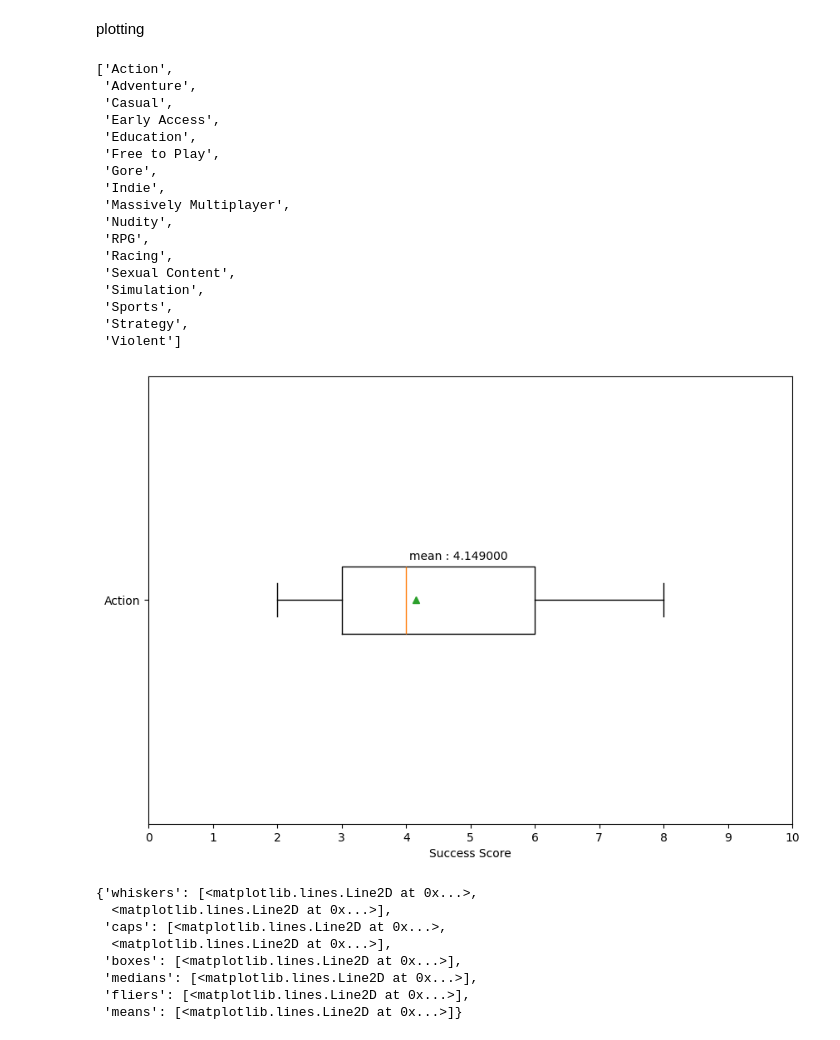
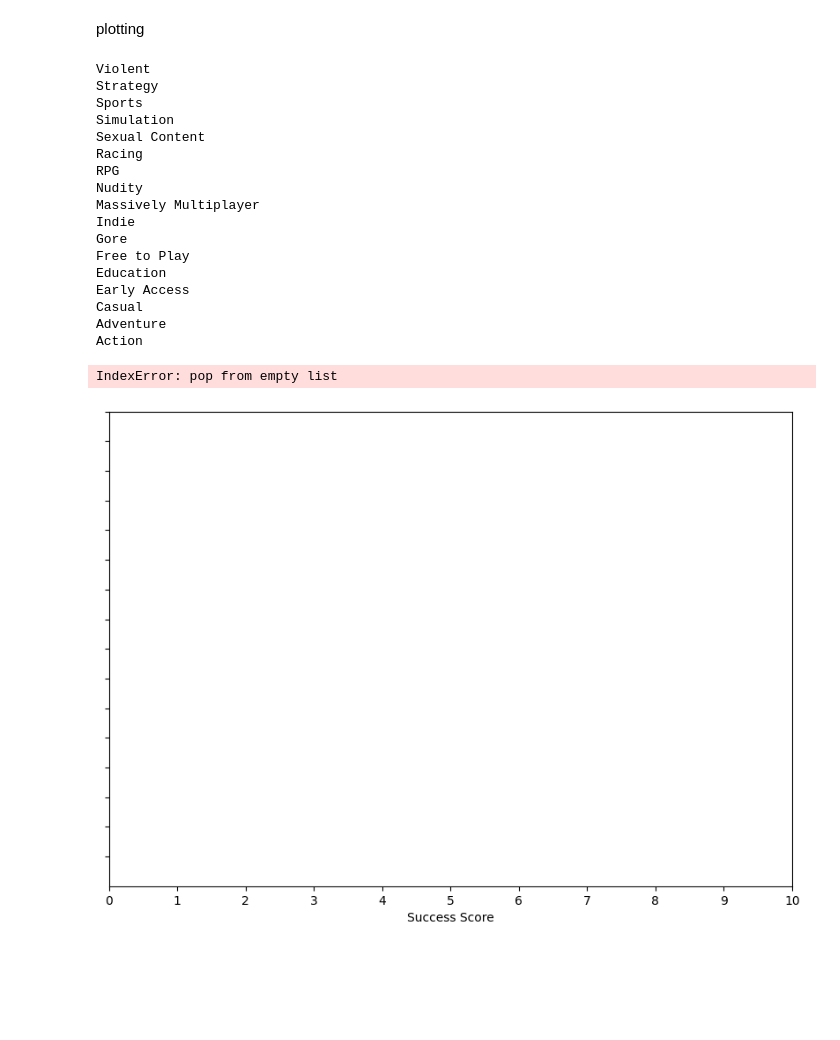
Before and after one commit to Jdd197/Steam-Analysis-Project, a Jupyter notebook: Steam Analysis Project.ipynb, the cells around one changed output. Drawn from its saved outputs; the diff is of its cells as text; code cells hidden in the pictures; blank space fills up the shorter version.

Commit message:
Working on graph creation

```diff
--- a/Steam Analysis Project.ipynb
+++ b/Steam Analysis Project.ipynb
@@ -389,59 +408,62 @@ gdata.sort_values(by = 'g_mean')
 # %% [markdown]
 plotting
 # %%
-gcol.
+for i in range(0, len(gcol)):
+
+    rem = gcol.pop()
+    print(rem)
+    i = i +1
 # %% [output]
-['Action',
- 'Adventure',
- 'Casual',
- 'Early Access',
- 'Education',
- 'Free to Play',
- 'Gore',
- 'Indie',
- 'Massively Multiplayer',
- 'Nudity',
- 'RPG',
- 'Racing',
- 'Sexual Content',
- 'Simulation',
- 'Sports',
- 'Strategy',
- 'Violent']
+Violent
+Strategy
+Sports
+Simulation
+Sexual Content
+Racing
+RPG
+Nudity
+Massively Multiplayer
+Indie
+Gore
+Free to Play
+Education
+Early Access
+Casual
+Adventure
+Action
+IndexError: pop from empty list
 # %%
 #testplot
 #need to create plot outside of loop
 #make horizontal boxplots in one graph
 #make labels relative to plot
-#for genre in genre_sep:
-#data = Tier.loc[Tier.AppID.isin(genre_sep.loc[genre_sep[genre] == 1].AppID)].Success_Score
+
 #how to plot multiple graphs on same plot?
 
 fig  = plt.figure(figsize = (10,7))
-data = Tier.loc[Tier.AppID.isin(genre_sep.loc[genre_sep["Action"] == 1].AppID)].Success_Score
+yti = []
+for i in range(0, len(gcol)):
+
+    rem = gcol.pop()
+    yti = yti.append[rem]
+    data = Tier.loc[Tier.AppID.isin(genre_sep.loc[genre_sep[rem] == 1].AppID)].Success_Score
+    bp = plt.boxplot(data, showmeans = True, vert = False )
+    for line in bp['means']:
+        x,y = line.get_xydata()[0]
+        m_text = round(data.mean(),3)
+        text = "mean : %f" %m_text
+        plt.text(x -.1 , y + .11 , s =  text, va = 'top')
+    i = i +1
+#data = Tier.loc[Tier.AppID.isin(genre_sep.loc[genre_sep["Action"] == 1].AppID)].Success_Score
 
 
-bp = plt.boxplot(data, showmeans = True, vert = False )
-for line in bp['means']:
-    x,y = line.get_xydata()[0]
-    m_text = round(data.mean(),3)
-    text = "mean : %f" %m_text
-    plt.text(x -.1 , y + .11 , s =  text, va = 'top')
+
 plt.xticks(range(0,11))
 plt.xlabel("Success Score")
-plt.yticks([1],["Action"])
+plt.yticks(range(1,17),)
 #plt.yticks(range(1, len(gcol)),???)
 plt.show()
 # %% [output]
-[figure, old version]
+[figure, new version]
 # %%
 bp
-# %% [output]
-{'whiskers': [<matplotlib.lines.Line2D at 0x...>,
-  <matplotlib.lines.Line2D at 0x...>],
- 'caps': [<matplotlib.lines.Line2D at 0x...>,
-  <matplotlib.lines.Line2D at 0x...>],
- 'boxes': [<matplotlib.lines.Line2D at 0x...>],
- 'medians': [<matplotlib.lines.Line2D at 0x...>],
- 'fliers': [<matplotlib.lines.Line2D at 0x...>],
- 'means': [<matplotlib.lines.Line2D at 0x...>]}
```
Also changed, not shown: parts of 3 cells of this notebook.
